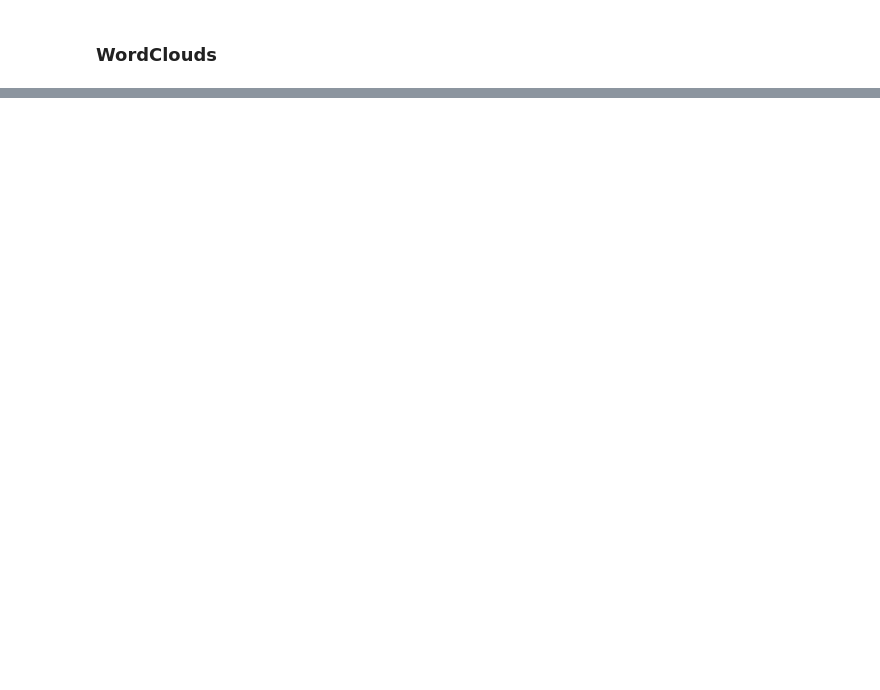
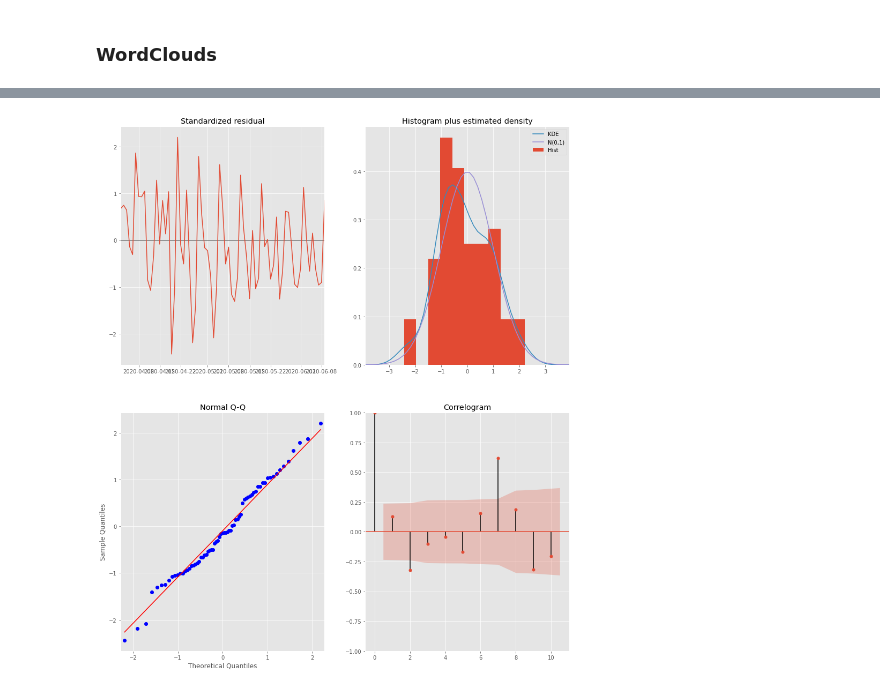
Before and after one commit to esraguzel/dsc-capstone-project-v2-onl01-dtsc-ft-012120, a Jupyter notebook: extract_tweets.ipynb, the cells around one changed output, grey strips where cells are left out. Drawn from its saved outputs; the diff is of its cells as text; code cells hidden in the pictures; blank space fills up the shorter version.

```diff
--- a/extract_tweets.ipynb
+++ b/extract_tweets.ipynb
@@ -643,0 +607,11 @@ ax3.set_title('Neutral text',fontsize=30);
+# %%
+# Import necessary libraries
+import warnings
+warnings.filterwarnings('ignore')
+import itertools
+import pandas as pd
+import numpy as np
+import statsmodels.api as sm
+import matplotlib.pyplot as plt
+from matplotlib.pylab import rcParams
+plt.style.use('ggplot')
@@ -643,0 +671,12 @@ ax3.set_title('Neutral text',fontsize=30);
+# %%
+# Plug the optimal parameter values into a new SARIMAX model
+ARIMA_MODEL = sm.tsa.statespace.SARIMAX(df_d,
+                                        order=(1, 1, 1),
+                                        seasonal_order=(1, 1, 1, 12),
+                                        enforce_stationarity=False,
+                                        enforce_invertibility=False)
+
+# Fit the model and print results
+output = ARIMA_MODEL.fit()
+
+print(output.summary().tables[1])
@@ -643,0 +693,6 @@ ax3.set_title('Neutral text',fontsize=30);
+# %%
+# Call plot_diagnostics() on the results calculated above
+output.plot_diagnostics(figsize=(15, 18))
+plt.show()
+# %% [output]
+[figure, added]
```
Also changed, not shown: parts of 47 cells of this notebook, 1 other file.
